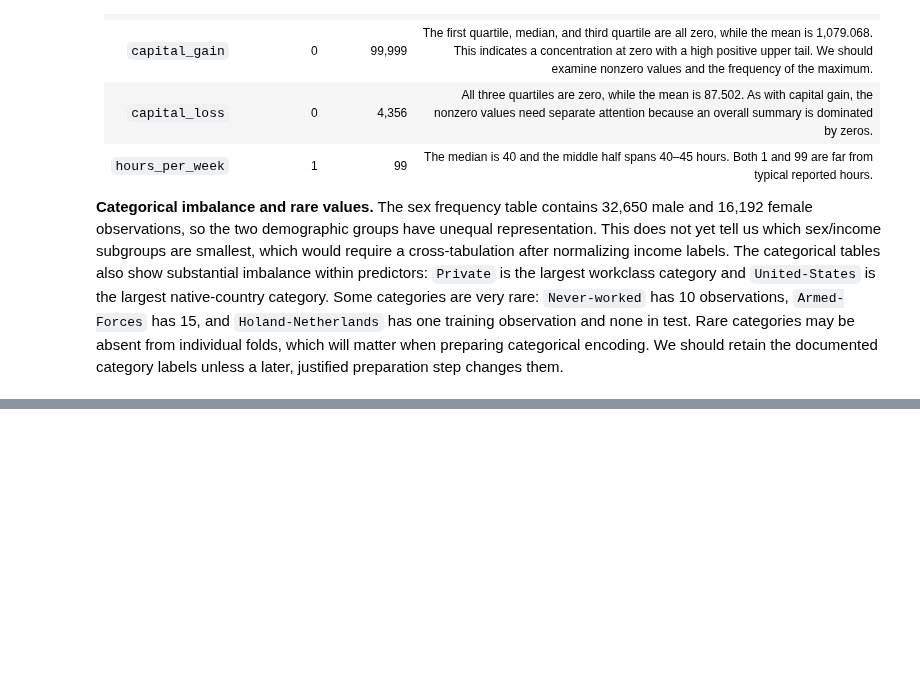
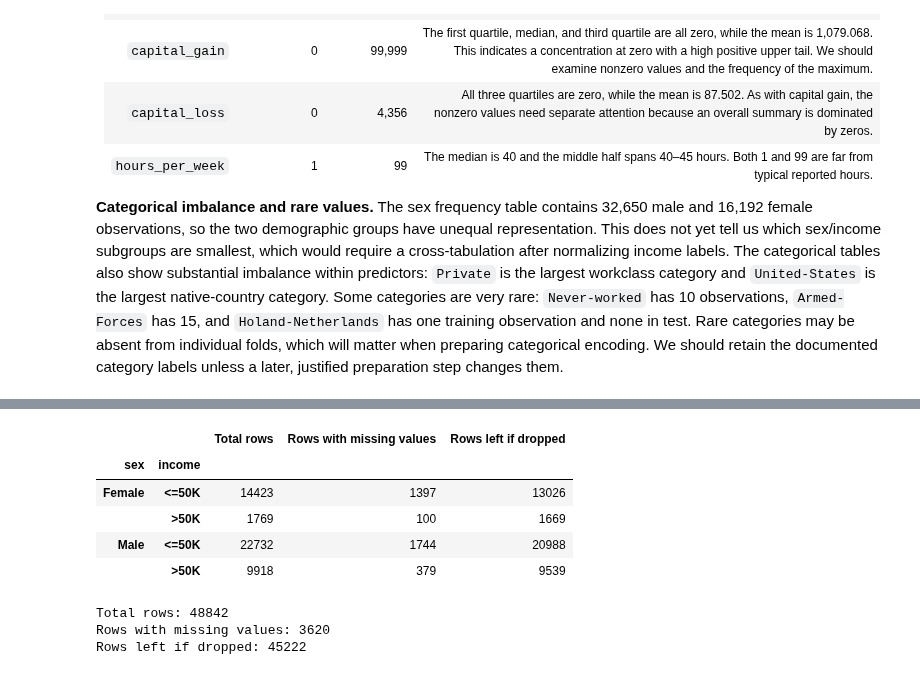
Before and after one commit to jessicabrinegar/data-mining-project, a Jupyter notebook: Phase3_EDA_Brinegar.ipynb, the cells around one changed output, grey strips where cells are left out. Drawn from its saved outputs; the diff is of its cells as text; code cells hidden in the pictures; blank space fills up the shorter version.

Commit message:
Add subgroup missingness and capital gain/loss EDA; revise midterm research questions and wording

```diff
--- a/Phase3_EDA_Brinegar.ipynb
+++ b/Phase3_EDA_Brinegar.ipynb
@@ -299,0 +305,32 @@ The displayed shapes show 32,561 training observations and 16,281 test observati
+# %%
+# Make a copy and match the training and test income labels.
+subgroup_data = df.copy()
+subgroup_data["income"] = subgroup_data["income"].str.rstrip(".")
+
+# Mark rows that contain at least one unknown value.
+missing_rows = subgroup_data.eq("?").any(axis=1)
+
+# Count all rows and rows with unknown values in each subgroup.
+subgroup_counts = subgroup_data.groupby(["sex", "income"]).size()
+missing_counts = subgroup_data[missing_rows].groupby(["sex", "income"]).size()
+
+summary = pd.DataFrame({
+    "Total rows": subgroup_counts,
+    "Rows with missing values": missing_counts
+}).fillna(0).astype(int)
+summary["Rows left if dropped"] = summary["Total rows"] - summary["Rows with missing values"]
+display(summary)
+
+print("Total rows:", len(subgroup_data))
+print("Rows with missing values:", missing_rows.sum())
+print("Rows left if dropped:", len(subgroup_data) - missing_rows.sum())
+# %% [output]
+|  |  | Total rows | Rows with missing values | Rows left if dropped |
+| sex | income |  |  |  |
+| Female | <=50K | 14423 | 1397 | 13026 |
+|  | >50K | 1769 | 100 | 1669 |
+| Male | <=50K | 22732 | 1744 | 20988 |
+|  | >50K | 9918 | 379 | 9539 |
+Total rows: 48842
+Rows with missing values: 3620
+Rows left if dropped: 45222
```
Also changed, not shown: parts of 8 cells of this notebook, 1 other file.
